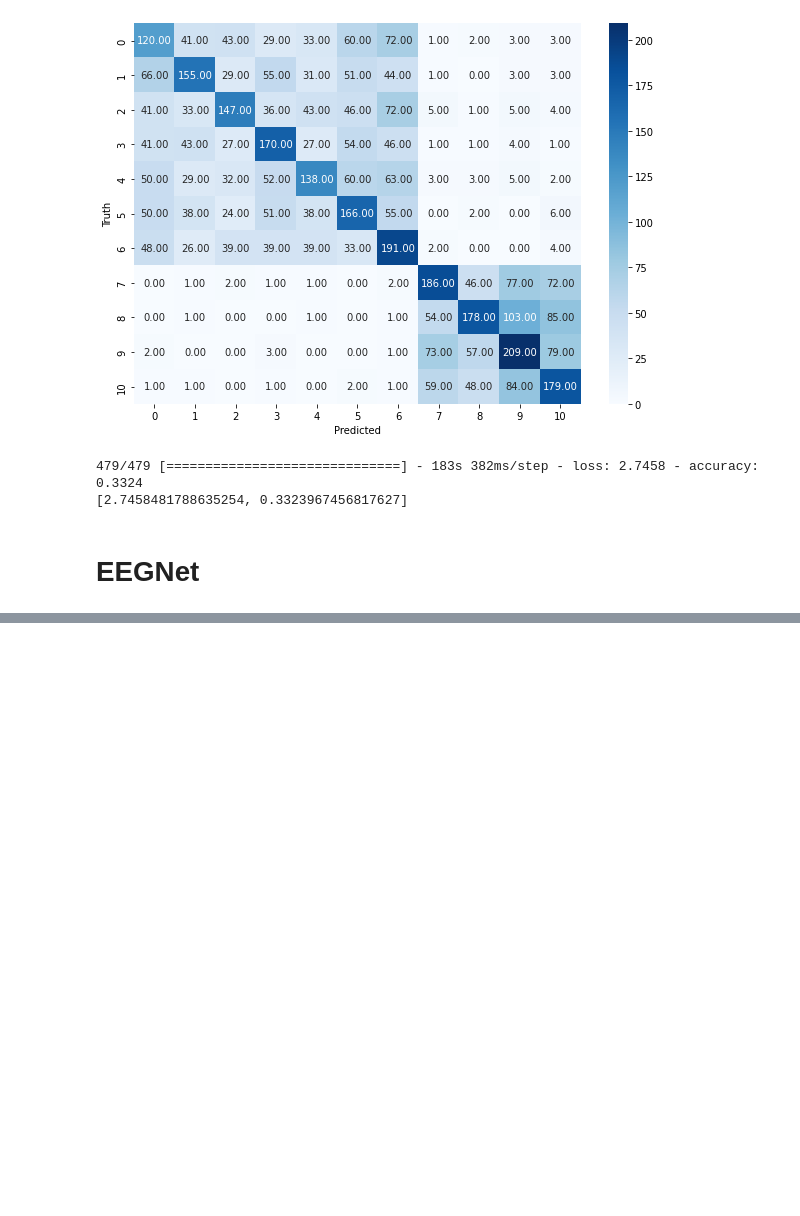
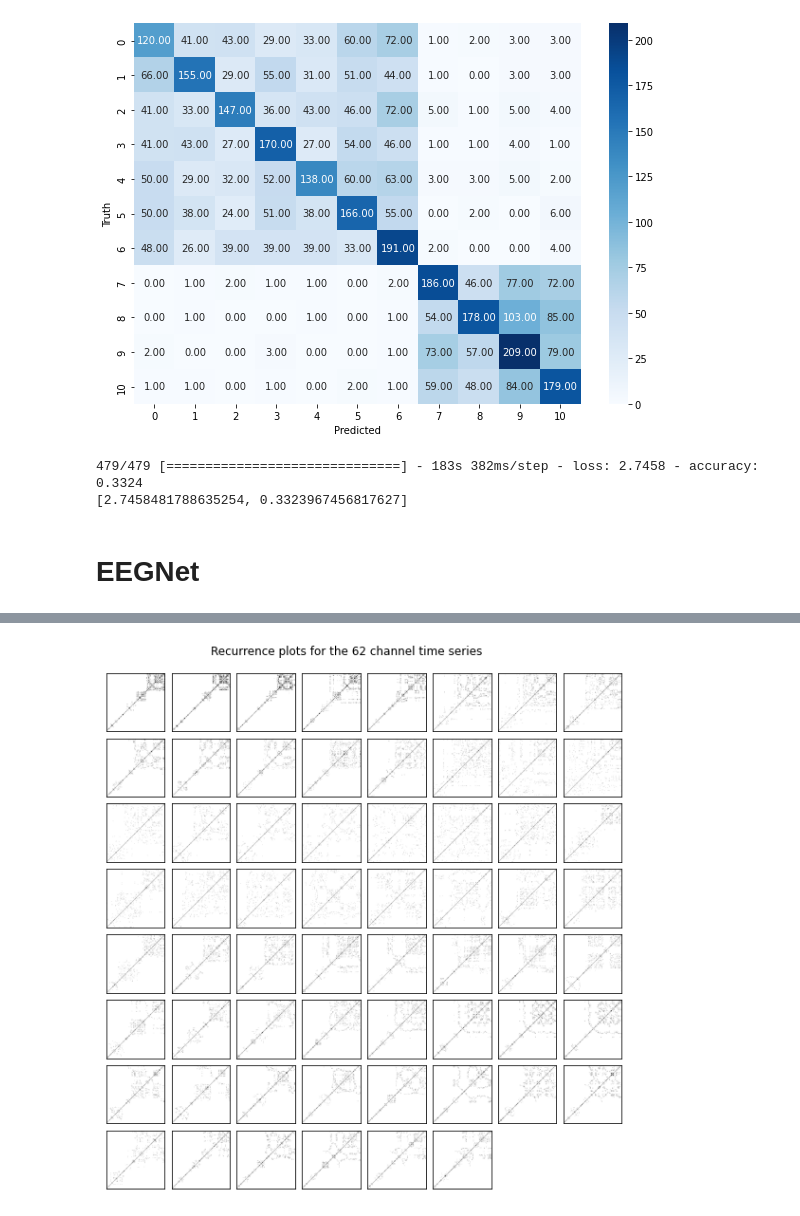
Before and after one commit to erfanghobadian/imagined-speech-classification, a Jupyter notebook: Imagined_Speech.ipynb, the cells around one changed output, grey strips where cells are left out. Cells and saved outputs as stored; diff of their text form; code cells hidden in the pictures; blank space fills up the shorter version.

```diff
--- a/Imagined_Speech.ipynb
+++ b/Imagined_Speech.ipynb
@@ -846,0 +847,21 @@ Recall score: 0.16768930281805441
+# %%
+rp = RecurrencePlot(threshold="distance", percentage=0.3)
+X_rp = rp.fit_transform(all_trials[0])
+# %%
+from mpl_toolkits.axes_grid1 import ImageGrid
+fig = plt.figure(figsize=(20,10))
+
+grid = ImageGrid(fig, 111, nrows_ncols=(8, 8), axes_pad=0.1, share_all=True, ngrids=62)
+for i, ax in enumerate(grid):
+    ax.imshow(X_rp[i], cmap='binary', origin='lower')
+grid[0].get_yaxis().set_ticks([])
+grid[0].get_xaxis().set_ticks([])
+
+fig.suptitle(
+    "Recurrence plots for the 62 channel time series",
+    y=0.92
+)
+
+plt.show()
+# %% [output]
+[figure, added]
```
Also changed, not shown: parts of 5 cells of this notebook.
